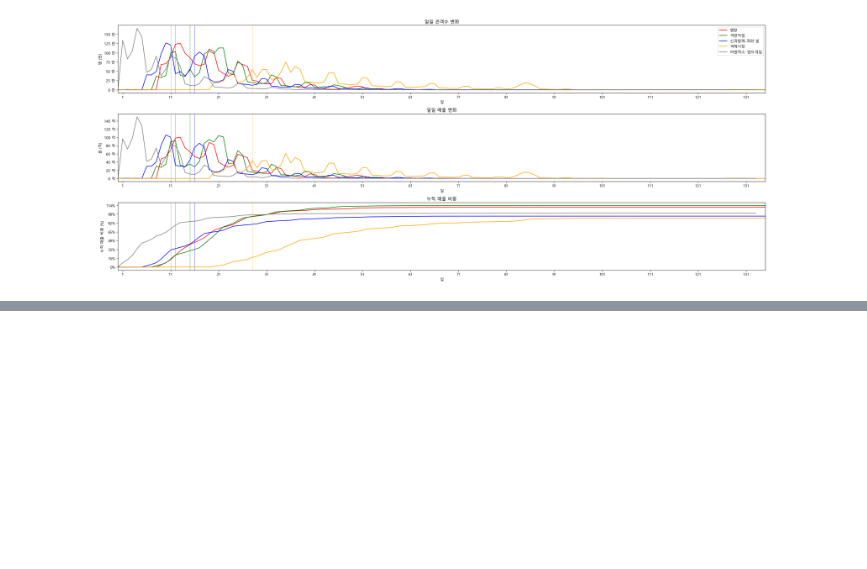
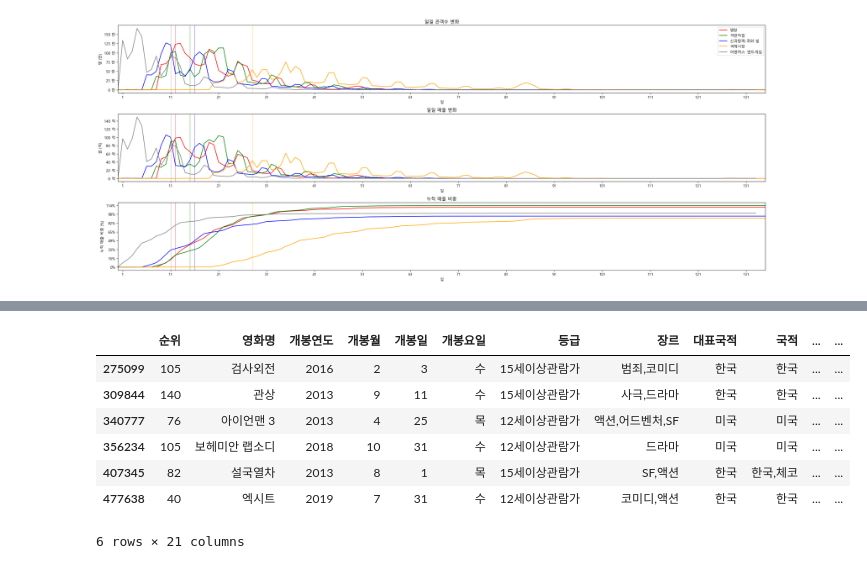
Before and after one commit to wonyounging/1_Project, a Jupyter notebook: 분석_천만관객 영화 특징_최종.ipynb, the cells around one changed output, grey strips where cells are left out. Drawn from its saved outputs; the diff is of its cells as text; code cells hidden in the pictures; blank space fills up the shorter version.

```diff
--- a/분석_천만관객 영화 특징_최종.ipynb
+++ b/분석_천만관객 영화 특징_최종.ipynb
@@ -863,0 +866,3 @@ plt.show()
+# %%
+# 사본 만들기
+movie_data_test = movie_data
@@ -863,0 +910,23 @@ plt.show()
+# %%
+movie_900['개봉연도'] = mv_ymd_900.dt.year
+movie_900['개봉월'] = mv_ymd_900.dt.month
+movie_900['개봉일'] = mv_ymd_900.dt.day
+
+day_of_week = mv_ymd_900.dt.dayofweek
+day_map = {0: '월', 1: '화', 2: '수', 3: '목', 4: '금', 5: '토', 6: '일'}
+movie_900['개봉요일'] = day_of_week.map(day_map)
+
+movie_900 = movie_900[['순위','영화명','개봉연도','개봉월','개봉일','개봉요일',
+                         '등급','장르','대표국적','국적','제작사','배급사','감독',
+                         '배우 ','기준일','매출액','누적매출액','관객수','누적관객수',
+                         '스크린수','상영횟수']]
+movie_900
+# %% [output]
+|  | 순위 | 영화명 | 개봉연도 | 개봉월 | 개봉일 | 개봉요일 | 등급 | 장르 | 대표국적 | 국적 | ... | ... |
+| 275099 | 105 | 검사외전 | 2016 | 2 | 3 | 수 | 15세이상관람가 | 범죄,코미디 | 한국 | 한국 | ... | ... |
+| 309844 | 140 | 관상 | 2013 | 9 | 11 | 수 | 15세이상관람가 | 사극,드라마 | 한국 | 한국 | ... | ... |
+| 340777 | 76 | 아이언맨 3 | 2013 | 4 | 25 | 목 | 12세이상관람가 | 액션,어드벤처,SF | 미국 | 미국 | ... | ... |
+| 356234 | 105 | 보헤미안 랩소디 | 2018 | 10 | 31 | 수 | 12세이상관람가 | 드라마 | 미국 | 미국 | ... | ... |
+| 407345 | 82 | 설국열차 | 2013 | 8 | 1 | 목 | 15세이상관람가 | SF,액션 | 한국 | 한국,체코 | ... | ... |
+| 477638 | 40 | 엑시트 | 2019 | 7 | 31 | 수 | 12세이상관람가 | 코미디,액션 | 한국 | 한국 | ... | ... |
+6 rows × 21 columns
```
Also changed, not shown: parts of 11 cells of this notebook, 1 other file.
